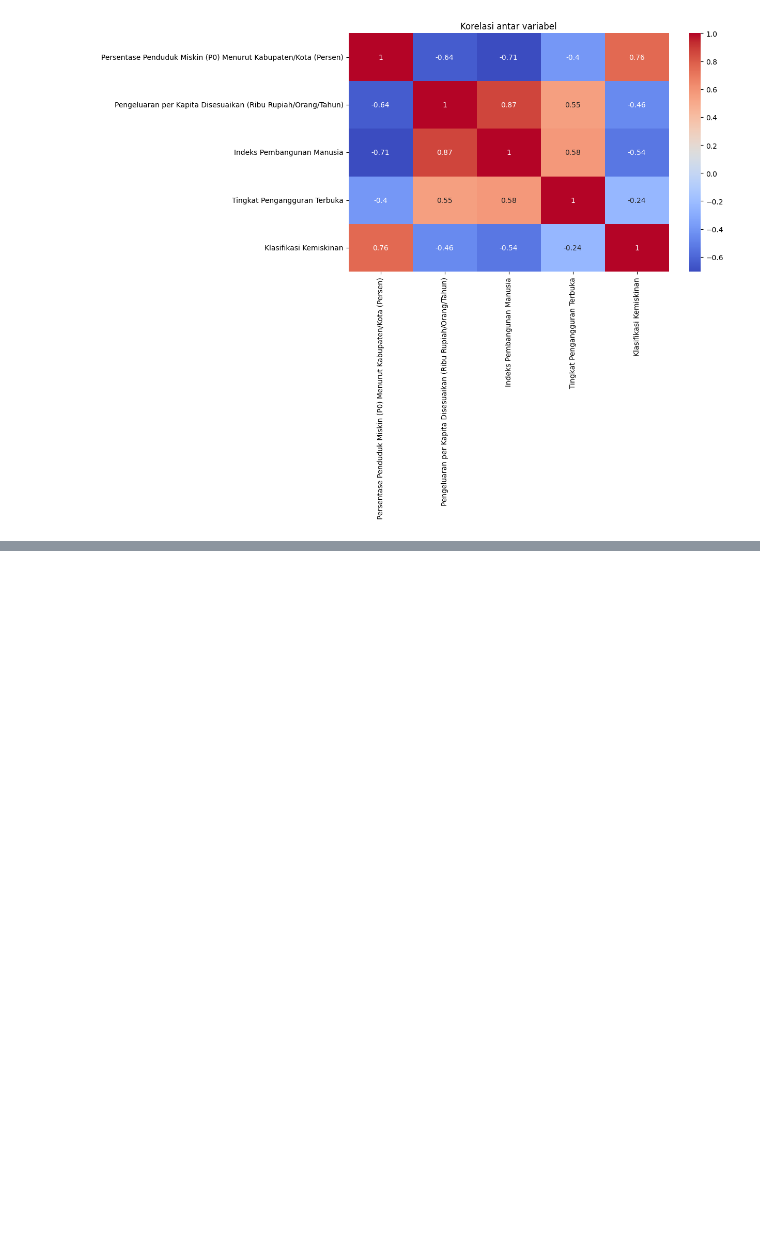
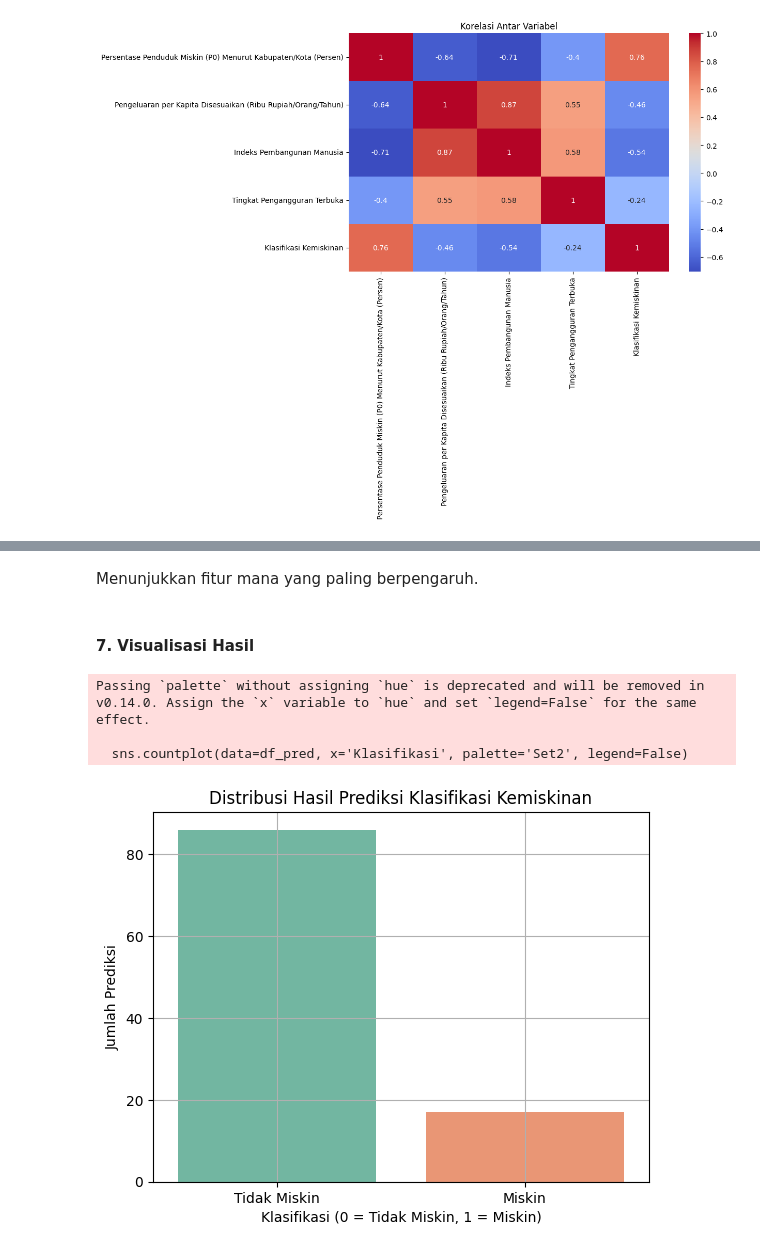
Before and after one commit to ancientphd/praktikum-pembelajaran-mesin, a Jupyter notebook: ML-A11.2023.15187-UAS/klasifikasikemiskinan.ipynb, the cells around one changed output, grey strips where cells are left out. Drawn from its saved outputs; the diff is of its cells as text; code cells hidden in the pictures; blank space fills up the shorter version.

```diff
--- a/ML-A11.2023.15187-UAS/klasifikasikemiskinan.ipynb
+++ b/ML-A11.2023.15187-UAS/klasifikasikemiskinan.ipynb
@@ -71,0 +128,25 @@ y_pred = model.predict(X_test)
+# %% [markdown]
+Menunjukkan fitur mana yang paling berpengaruh.
+# %% [markdown]
+#### 7. Visualisasi Hasil
+# %%
+import seaborn as sns
+import matplotlib.pyplot as plt
+
+# Buat DataFrame dari prediksi agar bisa pakai 'hue' dengan aman
+df_pred = pd.DataFrame({'Klasifikasi': y_pred})
+
+# Buat countplot dengan hue dan palette
+sns.countplot(data=df_pred, x='Klasifikasi', palette='Set2', legend=False)
+
+plt.title("Distribusi Hasil Prediksi Klasifikasi Kemiskinan")
+plt.xlabel("Klasifikasi (0 = Tidak Miskin, 1 = Miskin)")
+plt.ylabel("Jumlah Prediksi")
+plt.xticks([0, 1], ['Tidak Miskin', 'Miskin'])
+plt.grid(True)
+plt.show()
+# %% [output]
+Passing `palette` without assigning `hue` is deprecated and will be removed in v0.14.0. Assign the `x` variable to `hue` and set `legend=False` for the same effect.
+
+  sns.countplot(data=df_pred, x='Klasifikasi', palette='Set2', legend=False)
+[figure, added]
```
Also changed, not shown: parts of 31 cells of this notebook.
